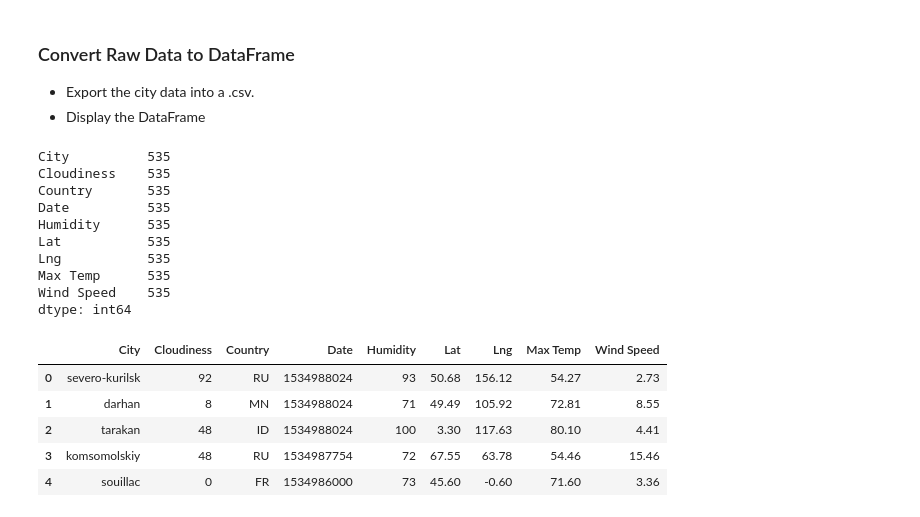
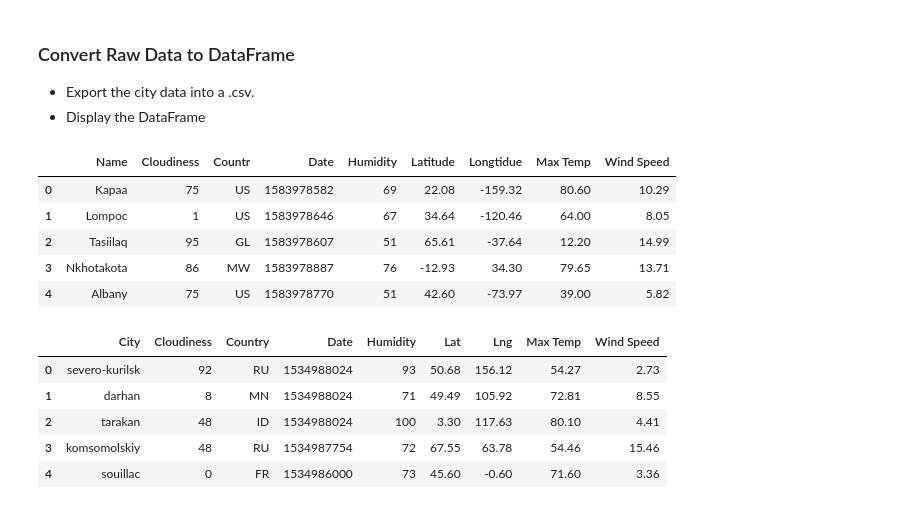
Before and after one commit to BenSnyder90/python-api-challenge, a Jupyter notebook: WeatherPy/WeatherPy.ipynb, the cells around one changed output. Drawn from its saved outputs; the diff is of its cells as text; code cells hidden in the pictures.

Commit message:
Ran code, made DataFrame. Need to write to CSV

```diff
--- a/WeatherPy/WeatherPy.ipynb
+++ b/WeatherPy/WeatherPy.ipynb
@@ -93,21 +127,31 @@ louisbourg
 * Display the DataFrame
 # %%
 #Make dictionaries of the list of the city weather properties
+weather_dict ={
+    "Name":name,
+    "Cloudiness":clouds,
+    "Countr":country,
+    "Date":date,
+    "Humidity":humidity,
+    "Latitude":lat,
+    "Longtidue":lng,
+    "Max Temp": mTemp,
+    "Wind Speed":windSpd
+}
 #Make dataframe from the list
+weather_data = pd.DataFrame(weather_dict)
+
+weather_data.head()
 #Open CSV to W
 #Write each line of dataframe to CSV
 #Print value counts of dataframe
 # %% [output]
-City          535
-Cloudiness    535
-Country       535
-Date          535
-Humidity      535
-Lat           535
-Lng           535
-Max Temp      535
-Wind Speed    535
-dtype: int64
+|  | Name | Cloudiness | Countr | Date | Humidity | Latitude | Longtidue | Max Temp | Wind Speed |
+| 0 | Kapaa | 75 | US | 1583978582 | 69 | 22.08 | -159.32 | 80.60 | 10.29 |
+| 1 | Lompoc | 1 | US | 1583978646 | 67 | 34.64 | -120.46 | 64.00 | 8.05 |
+| 2 | Tasiilaq | 95 | GL | 1583978607 | 51 | 65.61 | -37.64 | 12.20 | 14.99 |
+| 3 | Nkhotakota | 86 | MW | 1583978887 | 76 | -12.93 | 34.30 | 79.65 | 13.71 |
+| 4 | Albany | 75 | US | 1583978770 | 51 | 42.60 | -73.97 | 39.00 | 5.82 |
 # %%
 #Print out the dataframe
 # %% [output]
```
Also changed, not shown: parts of 1 cell of this notebook.
